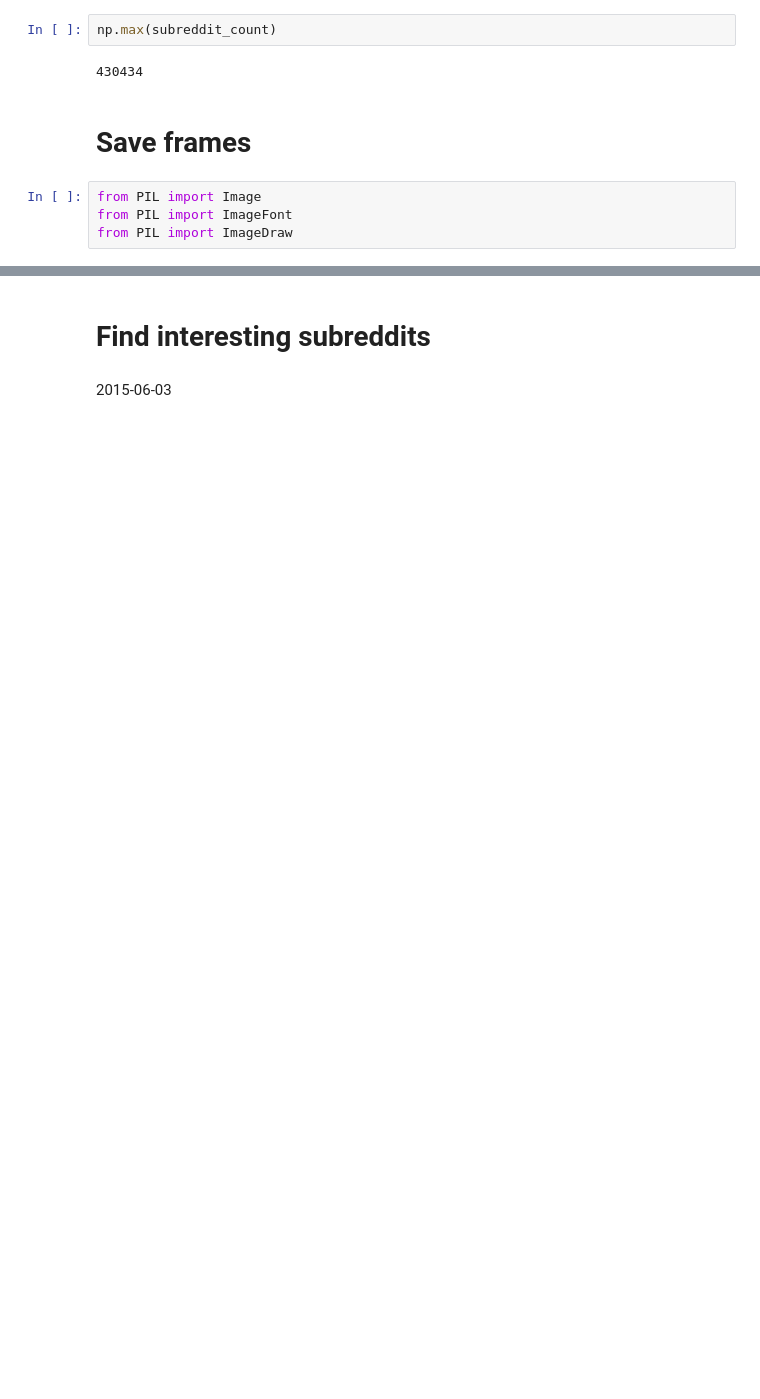
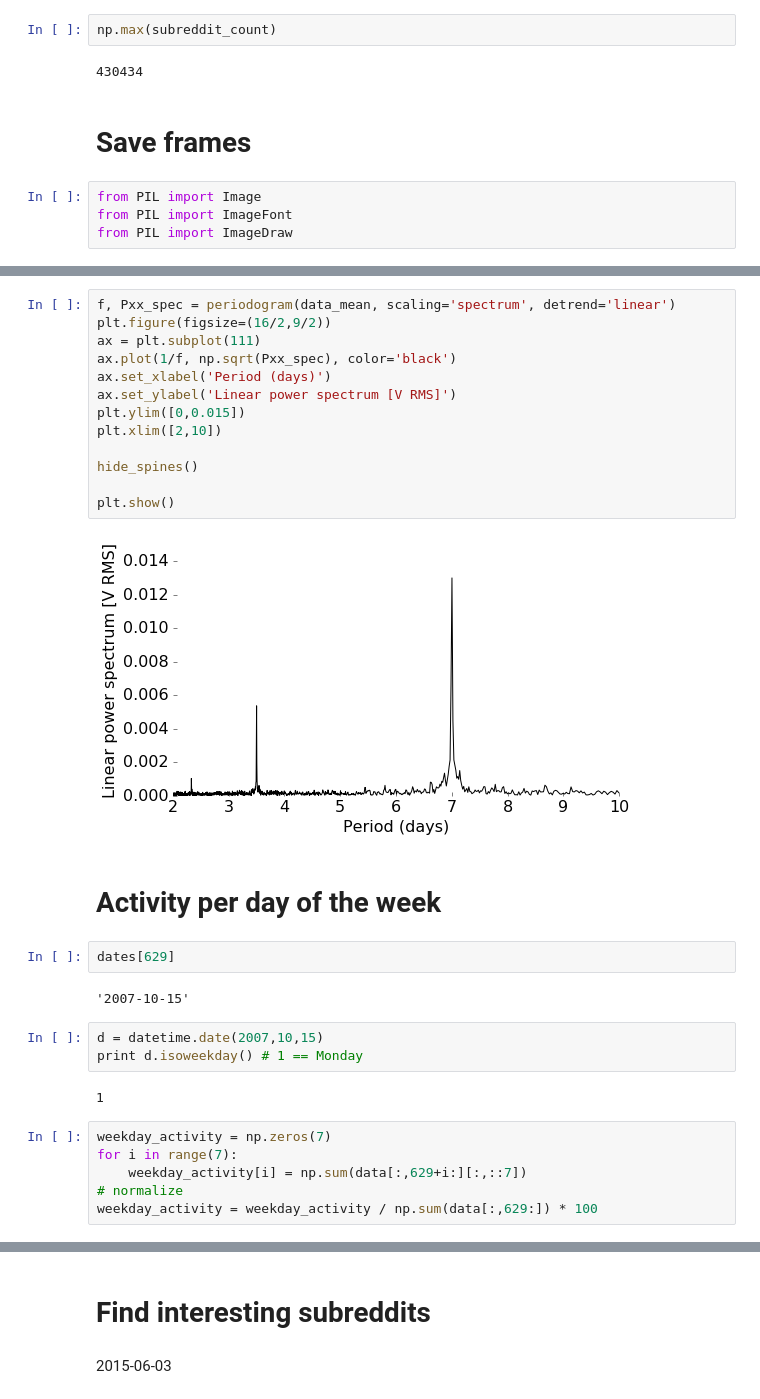
Before and after one commit to JeroenDelcour/redditStats, a Jupyter notebook: subreddits activity/subreddit video.ipynb, the cells around one changed output, grey strips where cells are left out. Drawn from its saved outputs; the diff is of its cells as text; blank space fills up the shorter version.

```diff
--- a/subreddits activity/subreddit video.ipynb
+++ b/subreddits activity/subreddit video.ipynb
@@ -357,0 +396,32 @@ Wall time: 18min 11s
+# %%
+f, Pxx_spec = periodogram(data_mean, scaling='spectrum', detrend='linear')
+plt.figure(figsize=(16/2,9/2))
+ax = plt.subplot(111)
+ax.plot(1/f, np.sqrt(Pxx_spec), color='black')
+ax.set_xlabel('Period (days)')
+ax.set_ylabel('Linear power spectrum [V RMS]')
+plt.ylim([0,0.015])
+plt.xlim([2,10])
+
+hide_spines()
+
+plt.show()
+# %% [output]
+[figure, added]
+# %% [markdown]
+# Activity per day of the week
+# %%
+dates[629]
+# %% [output]
+'2007-10-15'
+# %%
+d = datetime.date(2007,10,15)
+print d.isoweekday() # 1 == Monday
+# %% [output]
+1
+# %%
+weekday_activity = np.zeros(7)
+for i in range(7):
+    weekday_activity[i] = np.sum(data[:,629+i:][:,::7])
+# normalize
+weekday_activity = weekday_activity / np.sum(data[:,629:]) * 100
```
Also changed, not shown: parts of 27 cells of this notebook, 1 other file.
